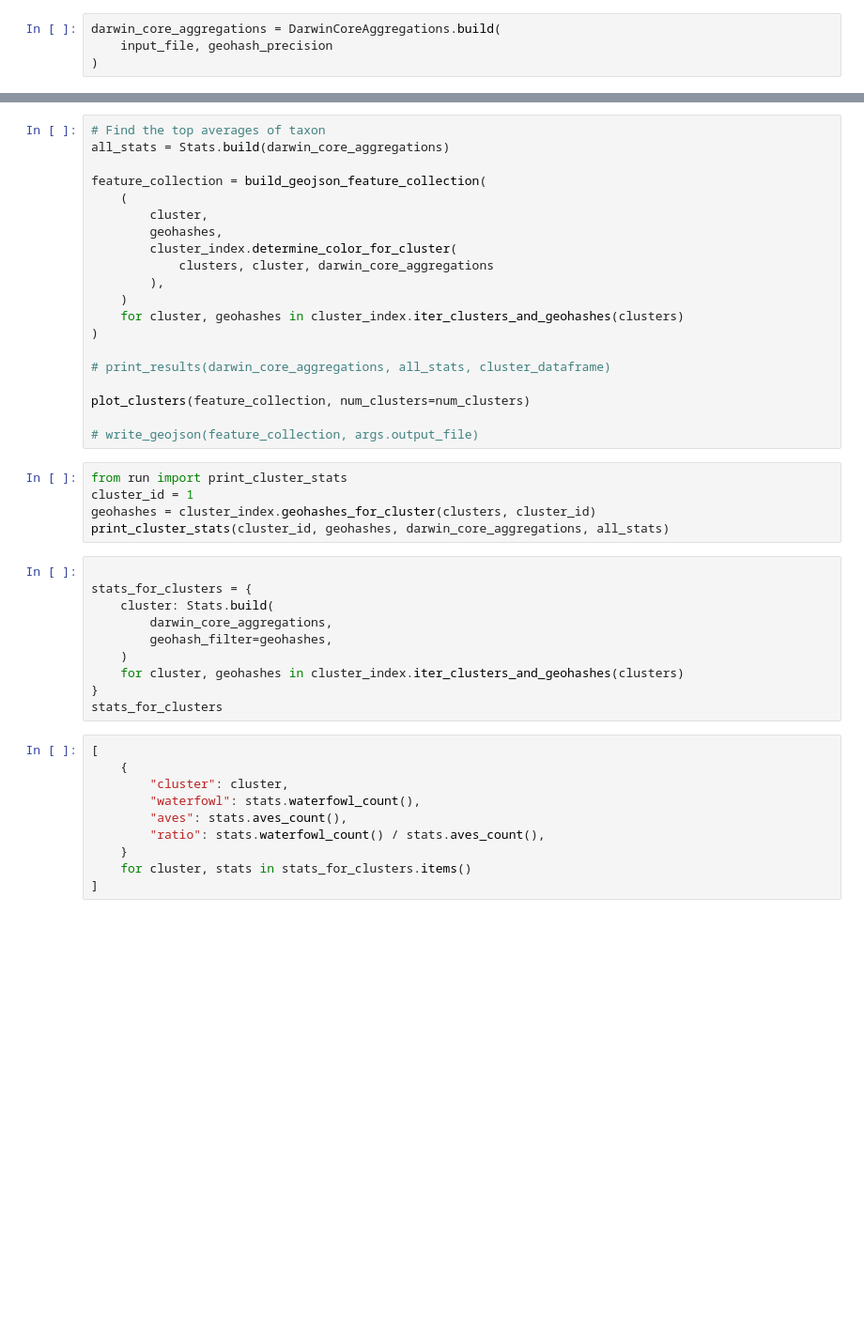
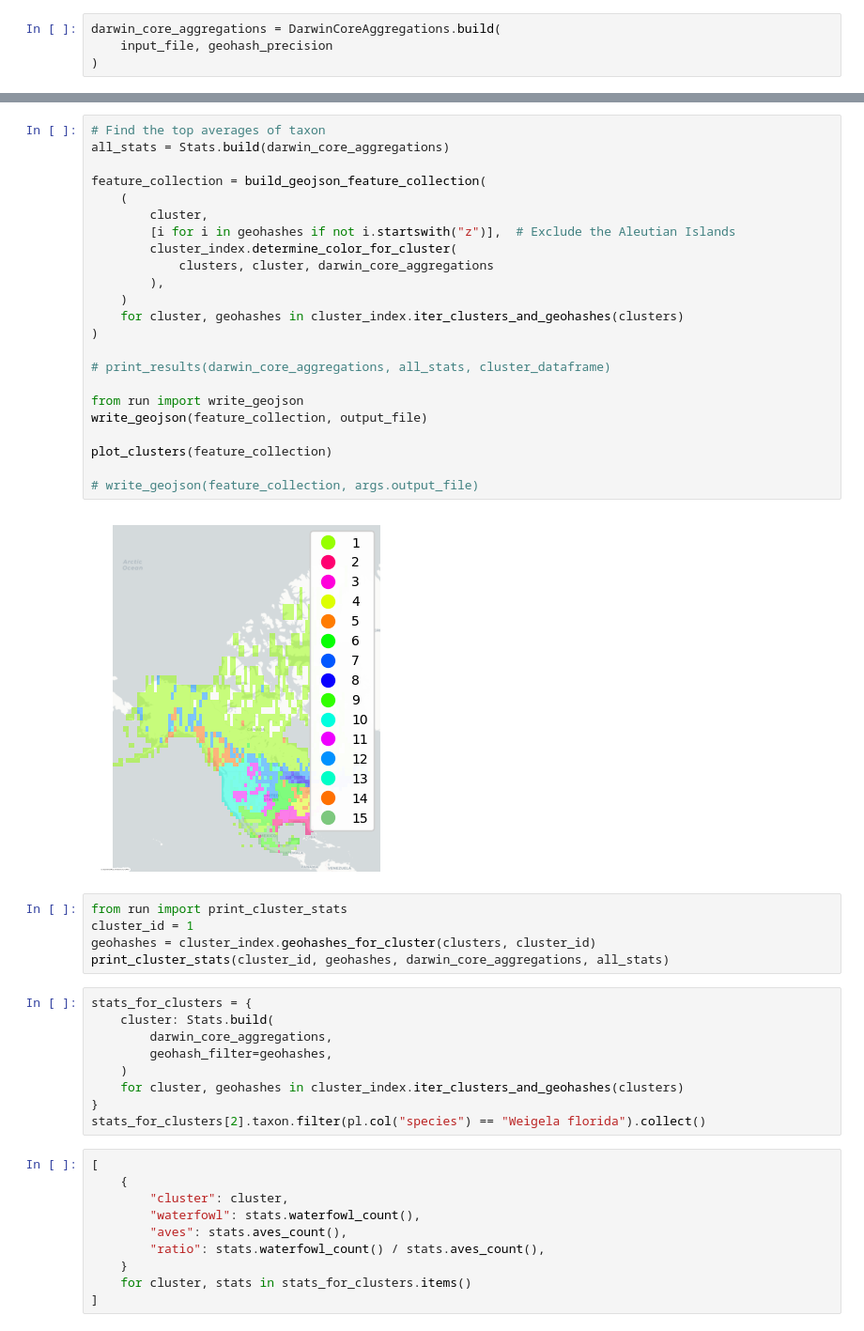
Before and after one commit to frewsxcv/citizen-science-bioregionalization, a Jupyter notebook: Workspace.ipynb, the cells around one changed output, grey strips where cells are left out. Shown: that part at 94% size. Cells and saved outputs as stored; diff of their text form; blank space fills up the shorter version.

```diff
--- a/Workspace.ipynb
+++ b/Workspace.ipynb
@@ -82,30 +84,34 @@ clusters = cluster(
 # %%
 # Find the top averages of taxon
 all_stats = Stats.build(darwin_core_aggregations)
 
 feature_collection = build_geojson_feature_collection(
     (
         cluster,
-        geohashes,
+        [i for i in geohashes if not i.startswith("z")],  # Exclude the Aleutian Islands
         cluster_index.determine_color_for_cluster(
             clusters, cluster, darwin_core_aggregations
         ),
     )
     for cluster, geohashes in cluster_index.iter_clusters_and_geohashes(clusters)
 )
 
 # print_results(darwin_core_aggregations, all_stats, cluster_dataframe)
 
-plot_clusters(feature_collection, num_clusters=num_clusters)
+from run import write_geojson
+write_geojson(feature_collection, output_file)
+
+plot_clusters(feature_collection)
 
 # write_geojson(feature_collection, args.output_file)
+# %% [output]
+[figure, added]
 # %%
 from run import print_cluster_stats
 cluster_id = 1
 geohashes = cluster_index.geohashes_for_cluster(clusters, cluster_id)
 print_cluster_stats(cluster_id, geohashes, darwin_core_aggregations, all_stats)
 # %%
-
 stats_for_clusters = {
     cluster: Stats.build(
         darwin_core_aggregations,
@@ -113,7 +119,7 @@ stats_for_clusters = {
     )
     for cluster, geohashes in cluster_index.iter_clusters_and_geohashes(clusters)
 }
-stats_for_clusters
+stats_for_clusters[2].taxon.filter(pl.col("species") == "Weigela florida").collect()
 # %%
 [
     {
```
Also changed, not shown: parts of 5 cells of this notebook, 6 other files.
